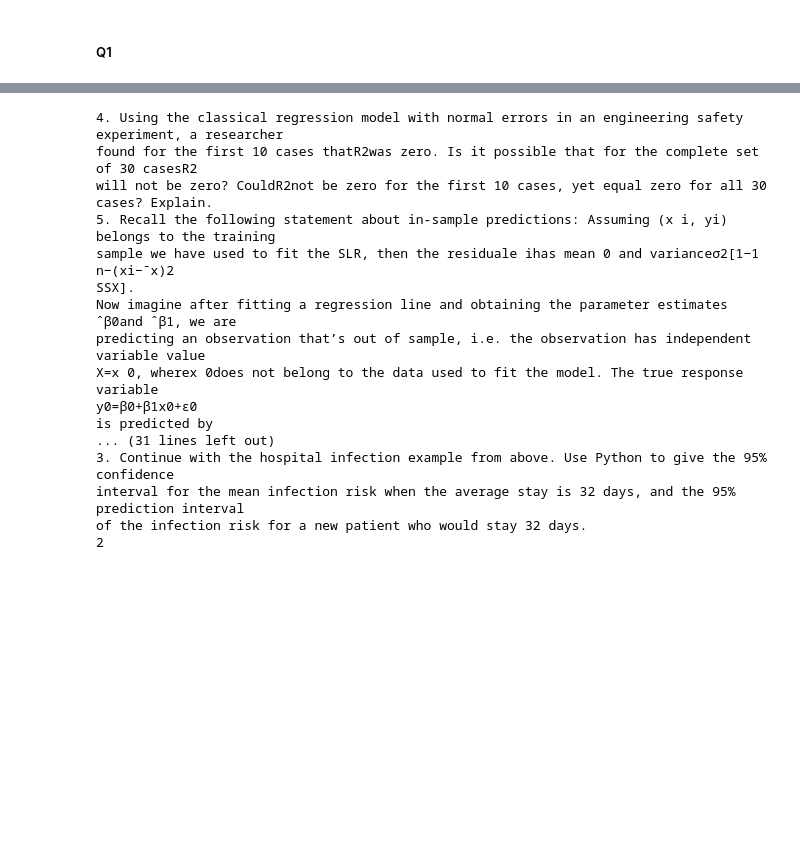
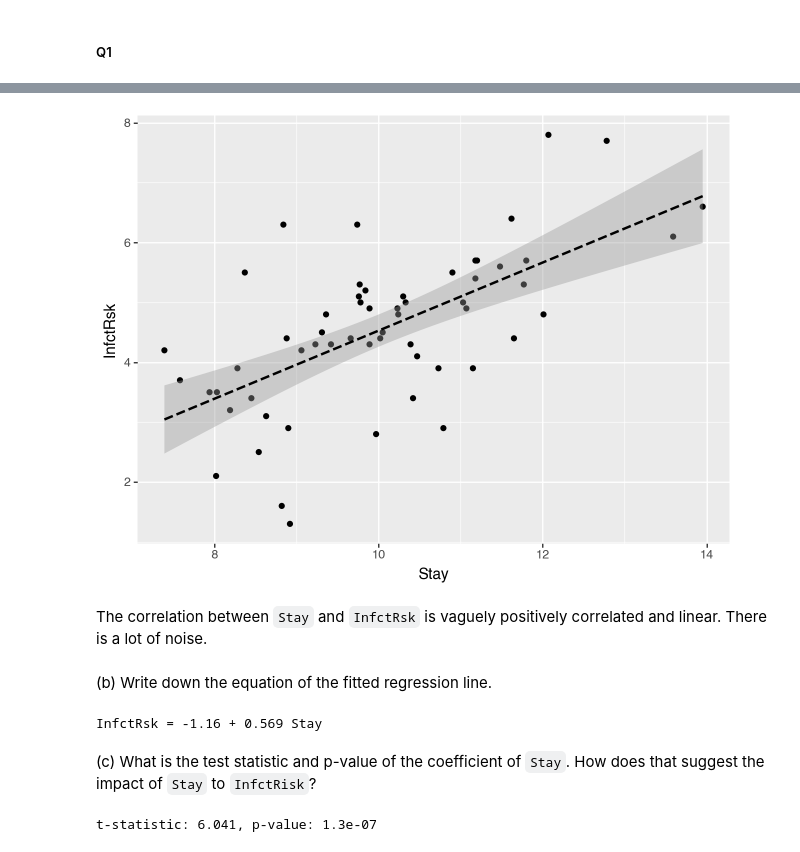
Before and after one commit to Branflakes333/linear_regression, a Jupyter notebook: HW/HW2/HW2.ipynb, the cells around one changed output, grey strips where cells are left out. Drawn from its saved outputs; the diff is of its cells as text; code cells hidden in the pictures; blank space fills up the shorter version.

```diff
--- a/HW/HW2/HW2.ipynb
+++ b/HW/HW2/HW2.ipynb
@@ -83,3 +83,17 @@ response
 #### **Coding Questions**
 # %% [markdown]
 ##### Q1
+# %%
+# Setup
+import numpy as np
+import pandas as pd
+from plotnine import *
+from sklearn.linear_model import LinearRegression
+from scipy import stats
+
+
+data = pd.read_csv("../../data/hospital_infection.csv")
+X = data['Stay'].values
+Y=data['InfctRsk'].values
+
+data.head(3)
@@ -130,19 +113,34 @@ h.
 # %%
+plt = ggplot(aes(x='Stay', y='InfctRsk'), data) + geom_point() + geom_smooth(method='lm',linetype="dashed")
+plt
 # %% [output]
-4. Using the classical regression model with normal errors in an engineering safety experiment, a researcher
-found for the first 10 cases thatR2was zero. Is it possible that for the complete set of 30 casesR2
-will not be zero? CouldR2not be zero for the first 10 cases, yet equal zero for all 30 cases? Explain.
-5. Recall the following statement about in-sample predictions: Assuming (x i, yi) belongs to the training
-sample we have used to fit the SLR, then the residuale ihas mean 0 and varianceσ2[1−1
-n−(xi−¯x)2
-SSX].
-Now imagine after fitting a regression line and obtaining the parameter estimates ˆβ0and ˆβ1, we are
-predicting an observation that’s out of sample, i.e. the observation has independent variable value
-X=x 0, wherex 0does not belong to the data used to fit the model. The true response variable
-y0=β0+β1x0+ϵ0
-is predicted by
-... (31 lines left out)
-3. Continue with the hospital infection example from above. Use Python to give the 95% confidence
-interval for the mean infection risk when the average stay is 32 days, and the 95% prediction interval
-of the infection risk for a new patient who would stay 32 days.
-2
+[figure, added]
+# %% [markdown]
+The correlation between `Stay` and `InfctRsk` is vaguely positively correlated and linear. There is a lot of noise.
+# %% [markdown]
+(b) Write down the equation of the fitted regression line.
+# %%
+model = LinearRegression().fit(X.reshape(-1,1), Y.reshape(-1,1))
+
+print(f"InfctRsk = {round(model.intercept_[0],3)} + {round(model.coef_[0][0],3)} Stay")
+# %% [output]
+InfctRsk = -1.16 + 0.569 Stay
+# %% [markdown]
+(c) What is the test statistic and p-value of the coefficient of `Stay`. How does that suggest the impact
+of `Stay` to `InfctRisk`?
+# %%
+beta_1_hat = model.coef_[0][0]
+beta_1_star = 0
+n = len(Y)
+Y_pred = model.predict(X.reshape(-1, 1))
+residuals = Y - Y_pred.reshape(-1)
+
+MSE = np.sum(residuals**2) / (n - 2)
+SSX = np.sum((X - np.mean(X))**2)
+SE_beta1 = np.sqrt(MSE / SSX)
+
+t_stat = (beta_1_hat - beta_1_star) / SE_beta1
+p_value_t = 2 * (1 - stats.t.cdf(abs(t_stat), df=n-2))
+print(f"t-statistic: {round(t_stat,3)}, p-value: {round(p_value_t,8)}")
+# %% [output]
+t-statistic: 6.041, p-value: 1.3e-07
```
Also changed, not shown: parts of 14 cells of this notebook.
